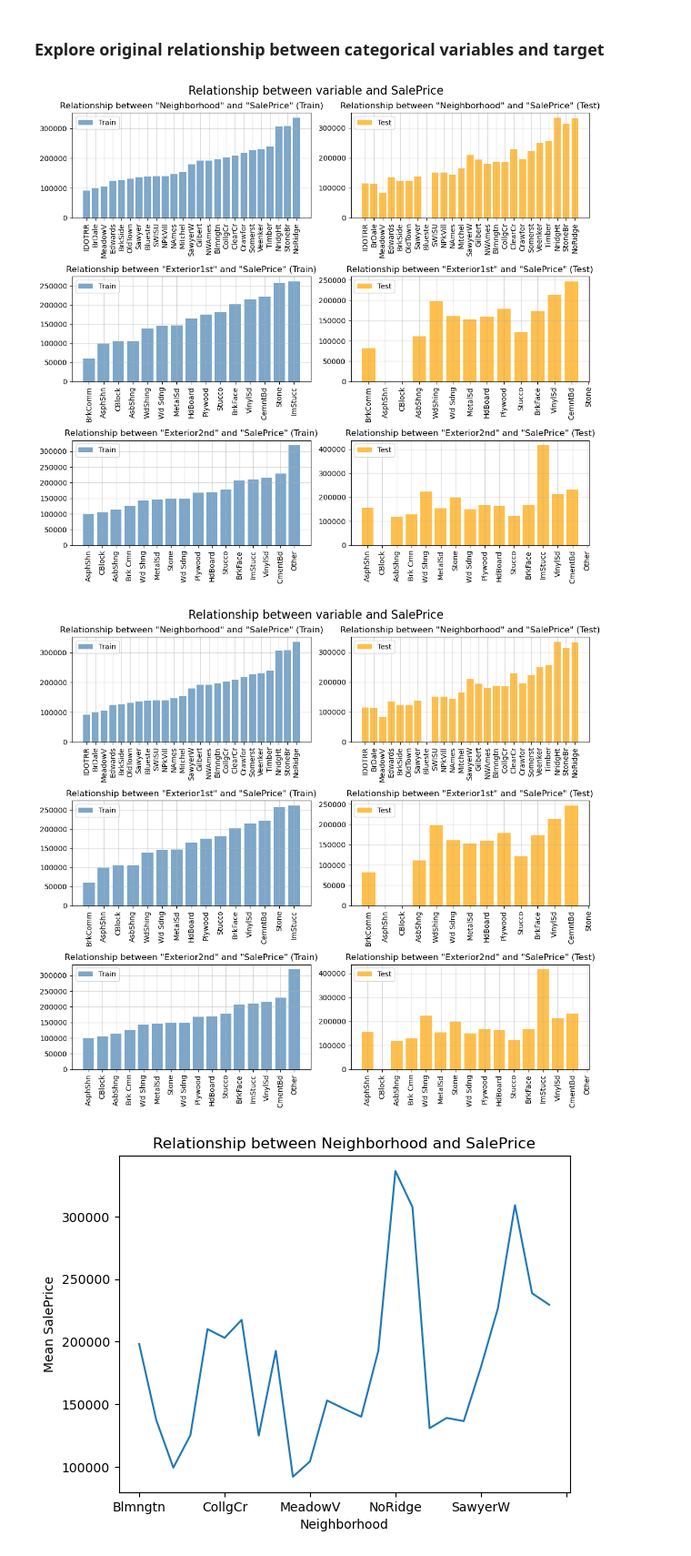
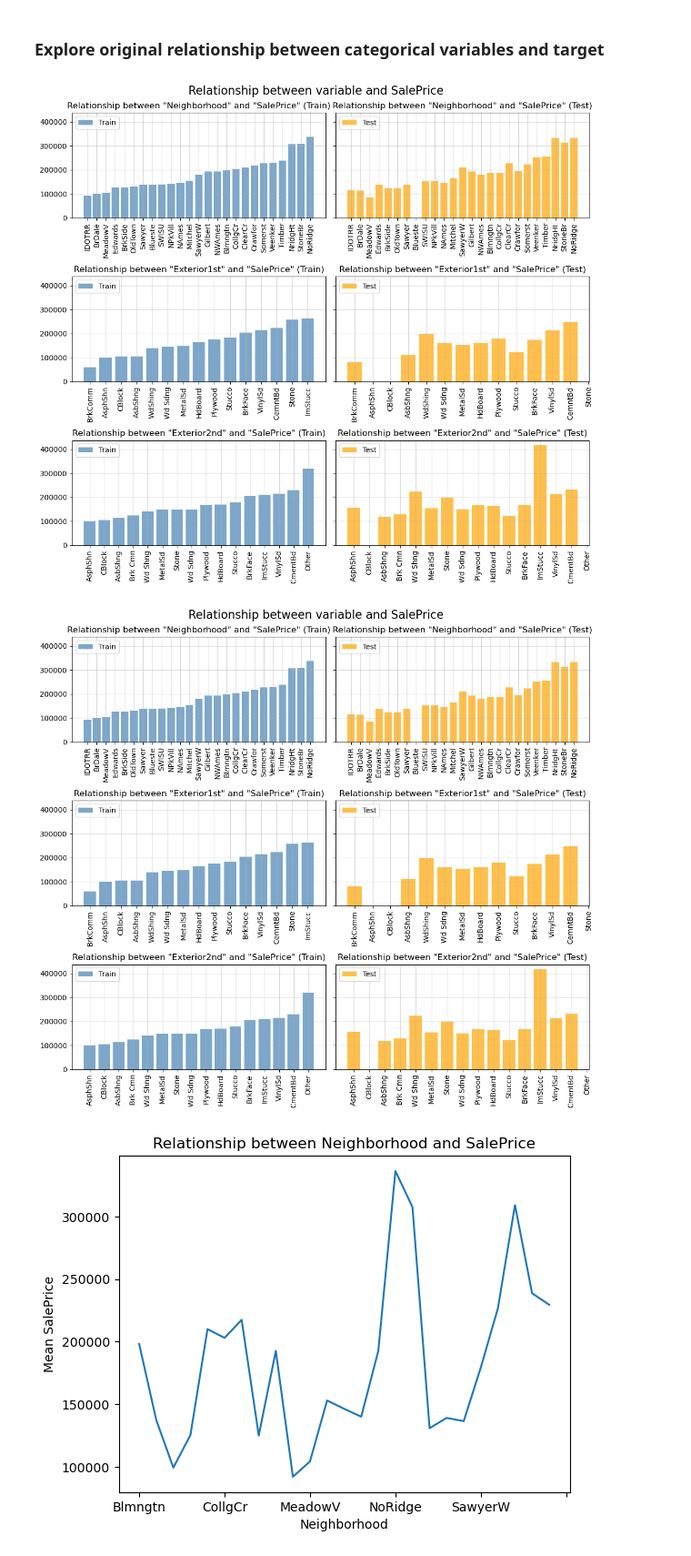
Before and after one commit to omdgit/feature-engineering-for-machine-learning, a Jupyter notebook: Section-09-Categorical-Encoding-Monotonic/01-pandas/01-Ordered-Ordinal-Encoding.ipynb, the cells around one changed output. Shown: that part at 91% size. Cells and saved outputs as stored; diff of their text form; code cells hidden in the pictures.

```diff
--- a/Section-09-Categorical-Encoding-Monotonic/01-pandas/01-Ordered-Ordinal-Encoding.ipynb
+++ b/Section-09-Categorical-Encoding-Monotonic/01-pandas/01-Ordered-Ordinal-Encoding.ipynb
@@ -171,36 +171,36 @@ test = ce.transform(test)
 # omd
 
 # Create a figure and subplots
-fig, axes = plt.subplots(nrows=3, ncols=2, figsize=(11, 10))
+fig, axes = plt.subplots(nrows=3, ncols=2, figsize=(11, 10), sharey=True)
 
 # Set common title
 fig.suptitle('Relationship between variable and SalePrice', fontsize=16)
 
 # Iterate through variables
 for i, var in enumerate(["Neighborhood", "Exterior1st", "Exterior2nd"]):
     # create results dataset for train and test
     t1 = y_train.groupby(train[var]).mean().to_frame()
     t2 = y_test.groupby(test[var]).mean()
     t3 = pd.merge(left=t1, right=t2, left_index=True, right_index=True, how='outer')  # will ensure that train & test have the same number of categories per variable
 
     # Plot train data
     axes[i, 0].bar(x=list(ce.categories[i]), height=t3['SalePrice_x'], label='Train', color='steelblue', alpha=0.7)
     axes[i, 0].set_title(f'Relationship between "{var}" and "SalePrice" (Train)')
     axes[i, 0].legend(loc='upper left')
     axes[i, 0].tick_params(axis='x', rotation=90)
     axes[i, 0].grid(True, alpha=0.5)
 
     # Plot test data
     axes[i, 1].bar(x=list(ce.categories[i]), height=t3['SalePrice_y'], label='Test', color='orange', alpha=0.7)
     axes[i, 1].set_title(f'Relationship between "{var}" and "SalePrice" (Test)')
     axes[i, 1].legend(loc='upper left')
     axes[i, 1].tick_params(axis='x', rotation=90)
     axes[i, 1].grid(True, alpha=0.5)
 
 plt.tight_layout()
 plt.show()
 # %% [output]
-[figure, old version]
+[figure, new version]
 # %%
 # omd
 
@@ -257,7 +257,7 @@ test = me.transform(test)
 # omd
 
 # Create a figure and subplots
-fig, axes = plt.subplots(nrows=3, ncols=2, figsize=(11, 10))
+fig, axes = plt.subplots(nrows=3, ncols=2, figsize=(11, 10), sharey=True)
 
 # Set common title
 fig.suptitle('Relationship between variable and SalePrice', fontsize=16)
@@ -286,7 +286,7 @@ for i, var in enumerate(["Neighborhood", "Exterior1st", "Exterior2nd"]):
 plt.tight_layout()
 plt.show()
 # %% [output]
-[figure, old version]
+[figure, new version]
 # %%
 # omd
 
```
Also changed, not shown: 1 other file.
